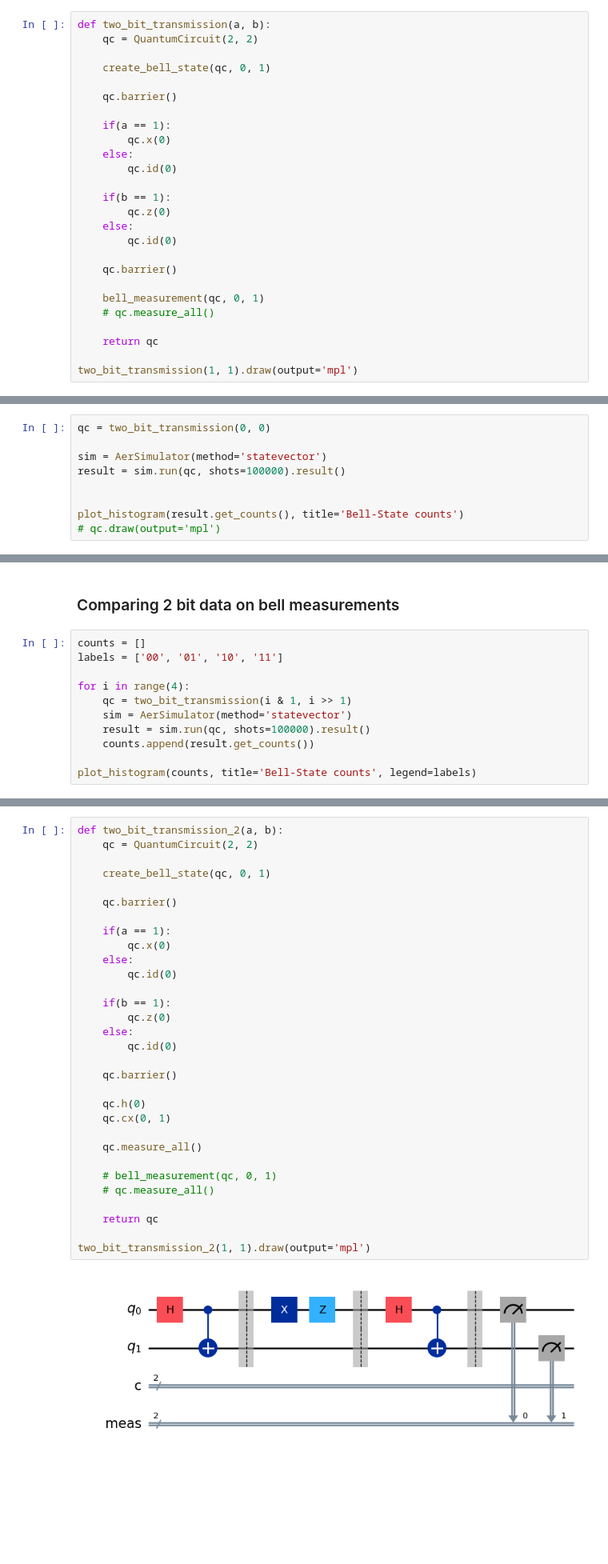
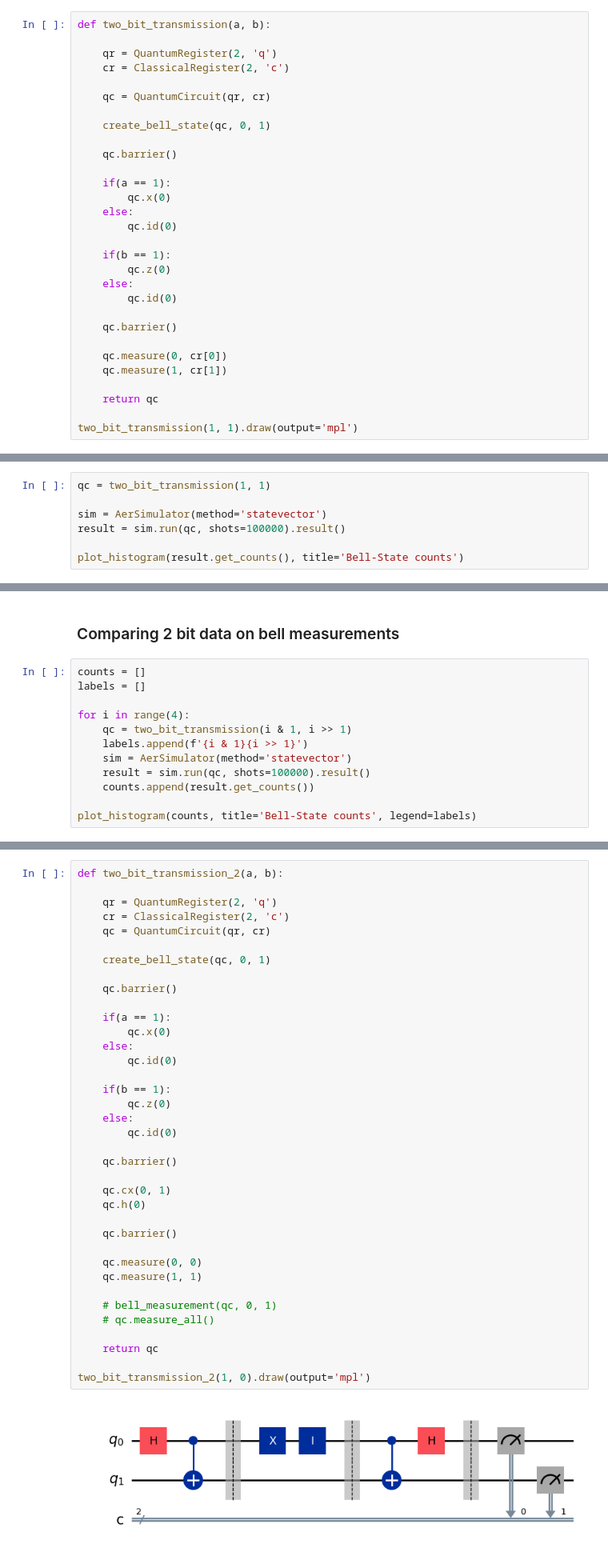
Before and after one commit to Yedi278/Quantum-Simulations, a Jupyter notebook: Qiskit_Framework/03_quantum_teleportation/quantum_teleportation.ipynb, the cells around one changed output, grey strips where cells are left out. Shown: that part at 80% size. Cells and saved outputs as stored; diff of their text form; blank space fills up the shorter version.

```diff
--- a/Qiskit_Framework/03_quantum_teleportation/quantum_teleportation.ipynb
+++ b/Qiskit_Framework/03_quantum_teleportation/quantum_teleportation.ipynb
@@ -47,7 +47,11 @@ plot_histogram(result.get_counts())
 </div>
 # %%
 def two_bit_transmission(a, b):
-    qc = QuantumCircuit(2, 2)
+
+    qr = QuantumRegister(2, 'q')
+    cr = ClassicalRegister(2, 'c')
+
+    qc = QuantumCircuit(qr, cr)
 
     create_bell_state(qc, 0, 1)
 
@@ -65,8 +69,8 @@ def two_bit_transmission(a, b):
 
     qc.barrier()
 
-    bell_measurement(qc, 0, 1)
-    # qc.measure_all()
+    qc.measure(0, cr[0])
+    qc.measure(1, cr[1])
 
     return qc
 
@@ -76,22 +82,21 @@ two_bit_transmission(1, 1).draw(output='mpl')
 # %%
-qc = two_bit_transmission(0, 0)
+qc = two_bit_transmission(1, 1)
 
 sim = AerSimulator(method='statevector')
 result = sim.run(qc, shots=100000).result()
 
-
 plot_histogram(result.get_counts(), title='Bell-State counts')
-# qc.draw(output='mpl')
 # %% [output]
 [figure]
 # %% [markdown]
 ### Comparing 2 bit data on bell measurements
 # %%
 counts = []
-labels = ['00', '01', '10', '11']
+labels = []
 
 for i in range(4):
     qc = two_bit_transmission(i & 1, i >> 1)
+    labels.append(f'{i & 1}{i >> 1}')
     sim = AerSimulator(method='statevector')
     result = sim.run(qc, shots=100000).result()
     counts.append(result.get_counts())
@@ -180,33 +189,39 @@ The states $\psi_{10}$ differs from $\psi_{11}$ only by a phase, so the probabil
 # %%
 def two_bit_transmission_2(a, b):
-    qc = QuantumCircuit(2, 2)
+
+    qr = QuantumRegister(2, 'q')
+    cr = ClassicalRegister(2, 'c')
+    qc = QuantumCircuit(qr, cr)
 
     create_bell_state(qc, 0, 1)
 
     qc.barrier()
 
     if(a == 1):
         qc.x(0)
     else:
         qc.id(0)
 
     if(b == 1):
         qc.z(0)
     else:
         qc.id(0)
 
     qc.barrier()
 
+    qc.cx(0, 1)
     qc.h(0)
-    qc.cx(0, 1)
 
-    qc.measure_all()
+    qc.barrier()
+
+    qc.measure(0, 0)
+    qc.measure(1, 1)
 
     # bell_measurement(qc, 0, 1)
     # qc.measure_all()
 
     return qc
 
-two_bit_transmission_2(1, 1).draw(output='mpl')
+two_bit_transmission_2(1, 0).draw(output='mpl')
 # %% [output]
-[figure, old version]
+[figure, new version]
```
Also changed, not shown: parts of 16 cells of this notebook, 2 other files.
